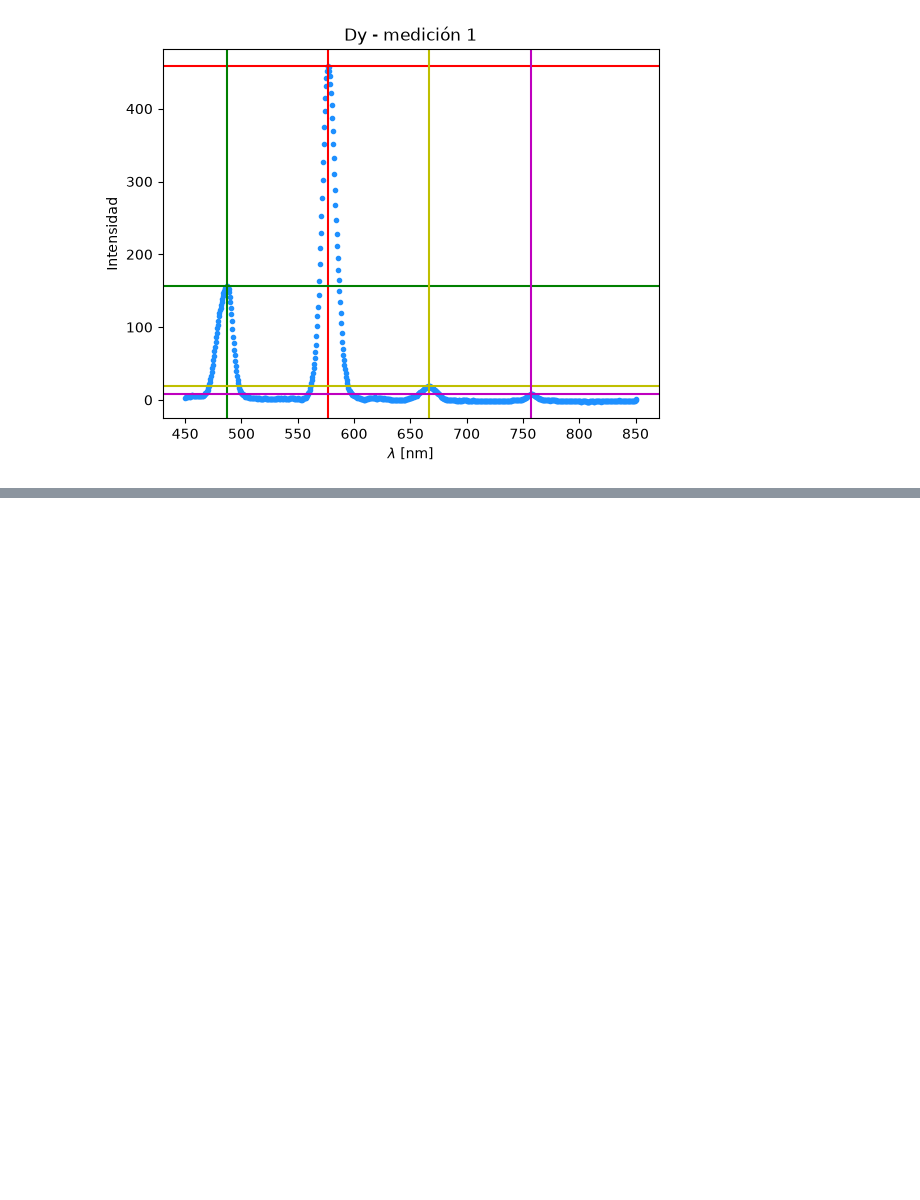
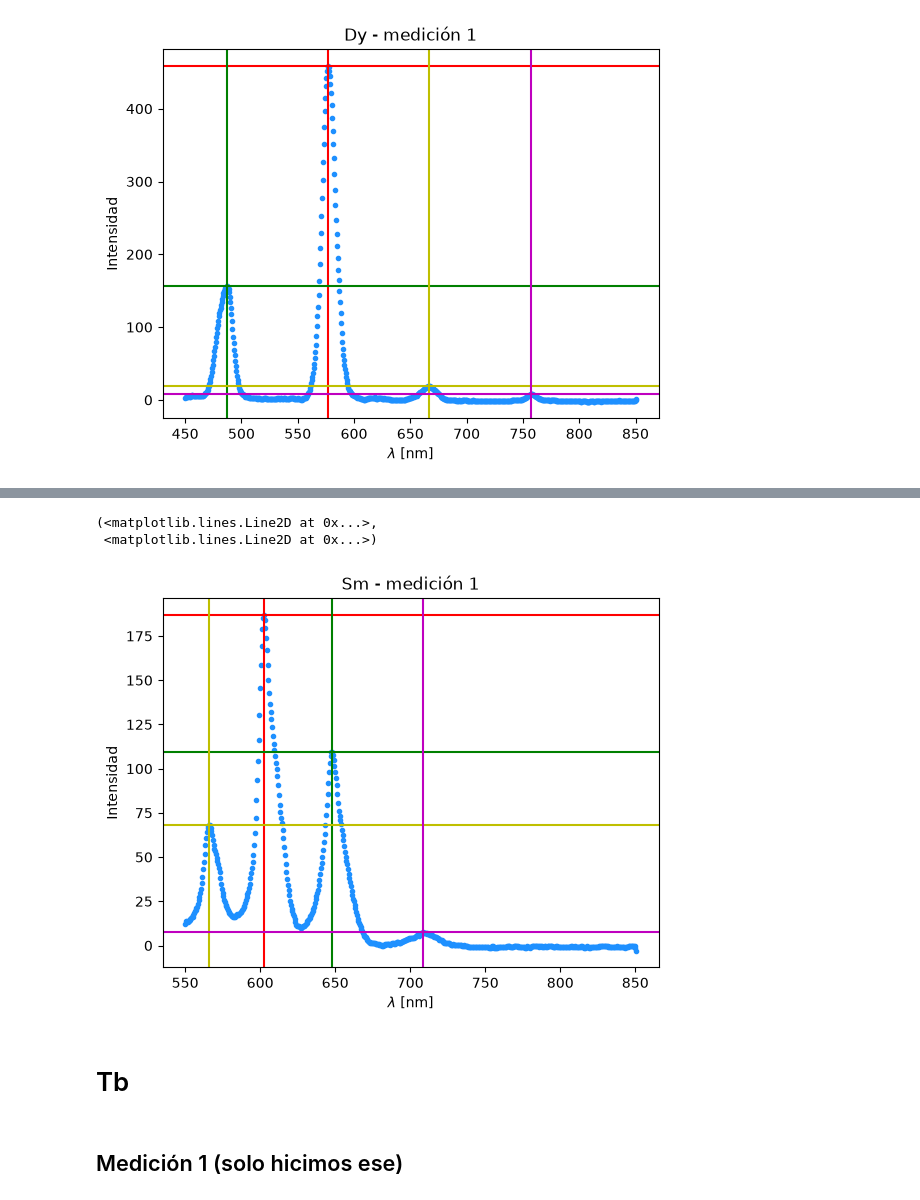
Before and after one commit to Alexi5omg/Labo-Contemporanea-I, a Jupyter notebook: P2-Propiedades_Opticas_Tierras_Raras/Analisis-P2.ipynb, the cells around one changed output, grey strips where cells are left out. Saved outputs shown, nothing was run; the diff lists cells and outputs as text; code cells hidden in the pictures; blank space fills up the shorter version.

```diff
--- a/P2-Propiedades_Opticas_Tierras_Raras/Analisis-P2.ipynb
+++ b/P2-Propiedades_Opticas_Tierras_Raras/Analisis-P2.ipynb
@@ -127,0 +258,31 @@ plt.axvline(dy_med_1_pico_4,c='m'), plt.axhline(dy_med_1_maxInt_4,c='m') # pico
+# %%
+#Obtenemos los picos de la gráfica.
+
+# Ubicamos el pico (1) más grande
+sm_med_1_maxInt_1 = max(sm_med_1_y)
+sm_med_1_pico_1 = sm_med_1_x[np.argmax(sm_med_1_y)]
+
+print('Intensidad max 1 =',sm_med_1_maxInt_1)
+print(r'Lambda max 1 =',sm_med_1_pico_1)
+
+# Ubicamos los demás picos ajustando el rango a mano (viendo la gráfica)
+# pico (2)
+sm_med_1_maxInt_2 = max(sm_med_1_y[150:200])
+sm_med_1_pico_2 = sm_med_1_x[150 + np.argmax(sm_med_1_y[150:200])]
+
+print('Intensidad max 2 =',sm_med_1_maxInt_2)
+print(r'Lambda max 2 =',sm_med_1_pico_2)
+
+# pico (3)
+sm_med_1_maxInt_3 = max(sm_med_1_y[0:50])
+sm_med_1_pico_3 = sm_med_1_x[np.argmax(sm_med_1_y[0:50])]
+
+print('Intensidad max 3 =',sm_med_1_maxInt_3)
+print(r'Lambda max 3 =',sm_med_1_pico_3)
+
+# pico (4)
+sm_med_1_maxInt_4 = max(sm_med_1_y[300::])
+sm_med_1_pico_4 = sm_med_1_x[300 + np.argmax(sm_med_1_y[300::])]
+
+print('Intensidad max 4 =',sm_med_1_maxInt_4)
+print(r'Lambda max 4 =',sm_med_1_pico_4)
@@ -127,0 +298,19 @@ plt.axvline(dy_med_1_pico_4,c='m'), plt.axhline(dy_med_1_maxInt_4,c='m') # pico
+# %%
+# Hacemos otra gráfica localizando estos puntos máximos para confirmar
+
+plt.plot(sm_med_1_x,sm_med_1_y,'.',c='dodgerblue')
+plt.title('Sm - medición 1')
+plt.xlabel(r'$\lambda$ [nm]'), plt.ylabel(r'Intensidad')
+plt.axvline(sm_med_1_pico_1,c='r'), plt.axhline(sm_med_1_maxInt_1,c='r') # pico (1)
+plt.axvline(sm_med_1_pico_2,c='g'), plt.axhline(sm_med_1_maxInt_2,c='g') # pico (2)
+plt.axvline(sm_med_1_pico_3,c='y'), plt.axhline(sm_med_1_maxInt_3,c='y') # pico (3)
+plt.axvline(sm_med_1_pico_4,c='m'), plt.axhline(sm_med_1_maxInt_4,c='m') # pico (4)
+#plt.grid()
+# %% [output]
+(<matplotlib.lines.Line2D at 0x...>,
+ <matplotlib.lines.Line2D at 0x...>)
+[figure, added]
+# %% [markdown]
+# Tb
+# %% [markdown]
+## Medición 1 (solo hicimos ese)
```
Also changed, not shown: parts of 28 cells of this notebook.
